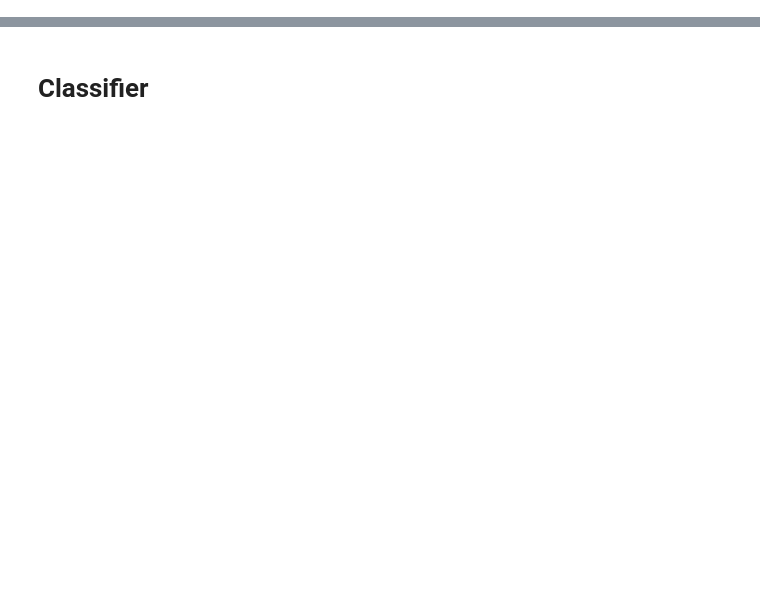
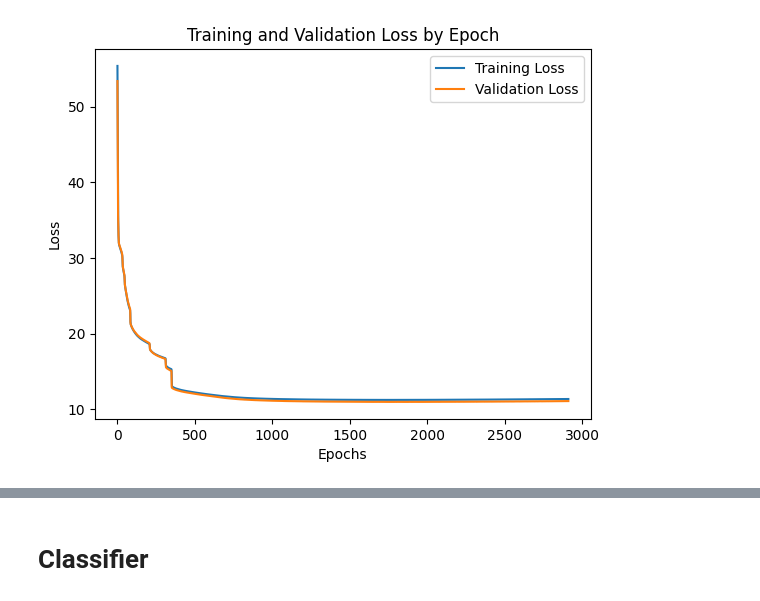
Before and after one commit to Broccolito/bmi203_final, a Jupyter notebook: test_nn.ipynb, the cells around one changed output, grey strips where cells are left out. Saved outputs shown, nothing was run; the diff lists cells and outputs as text; code cells hidden in the pictures; blank space fills up the shorter version.

```diff
--- a/test_nn.ipynb
+++ b/test_nn.ipynb
@@ -47,3 +57,14 @@ plt.show()
+# %%
+# Plot the training and validation loss
+plt.plot(train_loss, label='Training Loss')
+plt.plot(val_loss, label='Validation Loss')
+plt.xlabel('Epochs')
+plt.ylabel('Loss')
+plt.title('Training and Validation Loss by Epoch')
+plt.legend()
+plt.show()
+# %% [output]
+[figure, added]
 # %%
 # Use the trained autoencoder to reconstruct the validation set
 X_val_reconstructed = autoencoder.predict(X_val)
```
Also changed, not shown: parts of 19 cells of this notebook, 3 other files.
